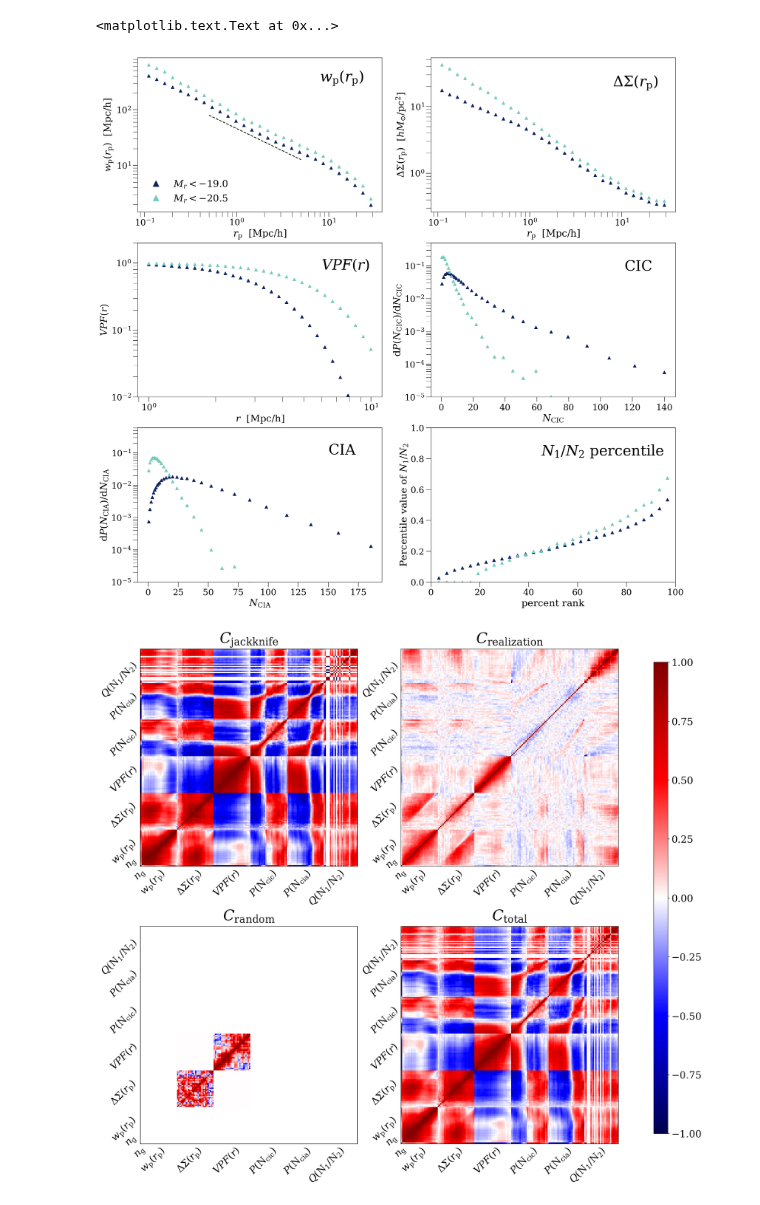
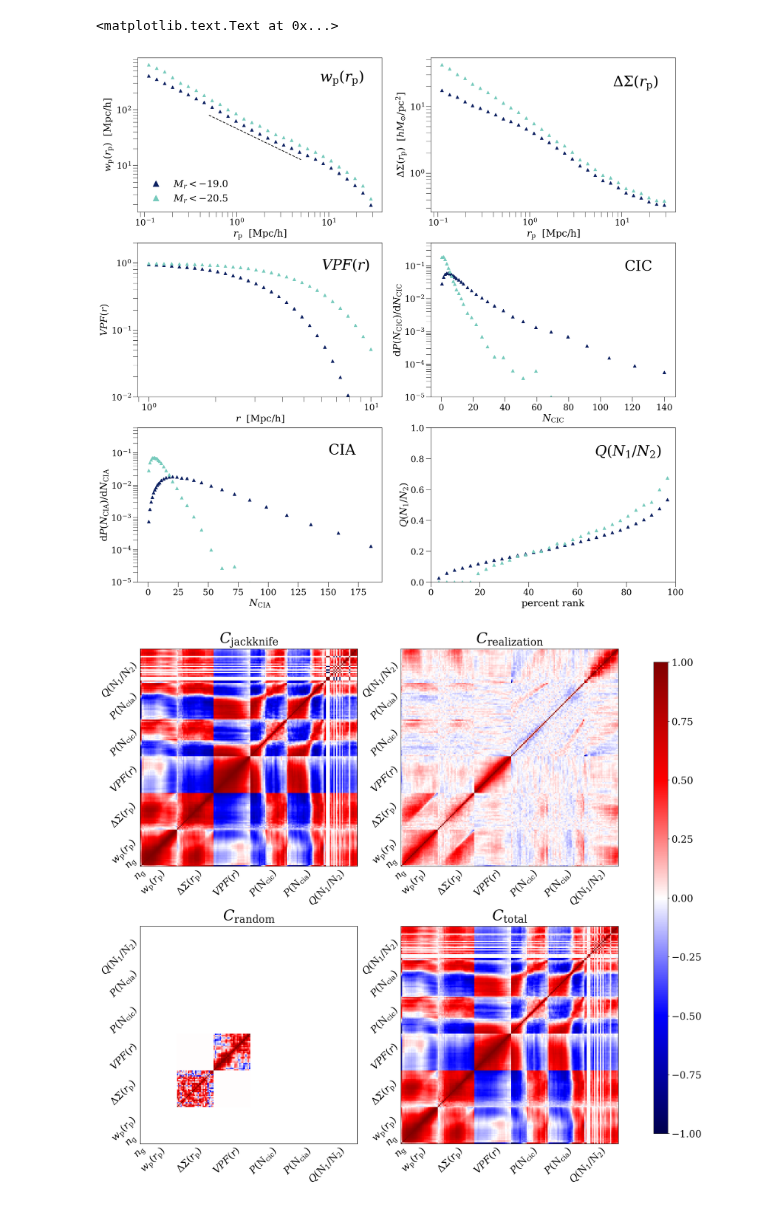
Before and after one commit to KuanWang-Astro/Fisher-paper-version, a Jupyter notebook: Observable_plot.ipynb, the cells around one changed output. Drawn from its saved outputs; the diff is of its cells as text; code cells hidden in the pictures.

```diff
--- a/Observable_plot.ipynb
+++ b/Observable_plot.ipynb
@@ -60,36 +60,36 @@ plt.ylabel(r'$VPF(r)$',fontsize=20)
 plt.loglog()
 plt.tick_params(which=u'both',labelsize=18,length=10)
 plt.text(6,0.8,r'$VPF(r)$',fontsize=30)
 plt.subplot(324)
 plt.plot((cic_bin[1:]+cic_bin[:-1])/2.,fid19p0[90:119]/np.diff(cic_bin),'^',c=cm.YlGnBu(250))
 plt.plot((cic_bin[1:]+cic_bin[:-1])/2.,fid20p5[90:119]/np.diff(cic_bin),'^',c=cm.YlGnBu(100))
 plt.xlabel(r'$N_{\rm{CIC}}$',fontsize=20)
 plt.ylabel(r'$\rm{d}\it{P}(\it{N}_{\rm{CIC}})/\rm{d}\it{N}_{\rm{CIC}}$',fontsize=20)
 plt.ylim((1e-5,0.5))
 plt.semilogy()
 plt.tick_params(which=u'both',labelsize=18,length=10)
 plt.text(115,0.07,r'$\rm{CIC}$',fontsize=30)
 plt.subplot(325)
 plt.plot((cia_bin[1:]+cia_bin[:-1])/2.,fid19p0[120:149]/np.diff(cia_bin),'^',c=cm.YlGnBu(250))
 plt.plot((cia_bin[1:]+cia_bin[:-1])/2.,fid20p5[120:149]/np.diff(cia_bin),'^',c=cm.YlGnBu(100))
 plt.xlabel(r'$N_{\rm{CIA}}$',fontsize=20)
 plt.ylabel(r'$\rm{d}\it{P}(\it{N}_{\rm{CIA}})/\rm{d}\it{N}_{\rm{CIA}}$',fontsize=20)
 plt.semilogy()
 plt.tick_params(which=u'both',labelsize=18,length=10)
 plt.ylim(1e-5,0.6)
 plt.text(150,0.09,r'$\rm{CIA}$',fontsize=30)
 plt.subplot(326)
 plt.plot(q_ratio,fid19p0[150:],'^',c=cm.YlGnBu(250))
 plt.plot(q_ratio,fid20p5[150:],'^',c=cm.YlGnBu(100))
 plt.xlim((0,100))
 plt.xlabel(r'$\rm{percent}\ \rm{rank}$',fontsize=20)
-plt.ylabel(r'$\rm{Percentile}\ \rm{value}\ \rm{of}$ $N_{\mathrm{1}}/N_{\mathrm{2}}$',fontsize=20)
+plt.ylabel(r'$Q(N_{\mathrm{1}}/N_{\mathrm{2}})$',fontsize=20)
 plt.ylim(0,1)
 plt.tick_params(which=u'both',labelsize=18,length=10)
-plt.text(45,0.82,r'$N_{\mathrm{1}}/N_{\mathrm{2}}\ \rm{percentile}$',fontsize=30)
+plt.text(67,0.82,r'$Q(N_{\mathrm{1}}/N_{\mathrm{2}})}$',fontsize=30)
 # %% [output]
 <matplotlib.text.Text at 0x...>
-[figure, old version]
+[figure, new version]
 # %%
 fidvd = np.load('Run_30_bins_for_all/fidrandom_19p0.npz')
 covjk = np.load('Run_30_bins_for_all/jk_19p0.npz')['jkcov']
```
Also changed, not shown: parts of 4 cells of this notebook, 1 other file.
